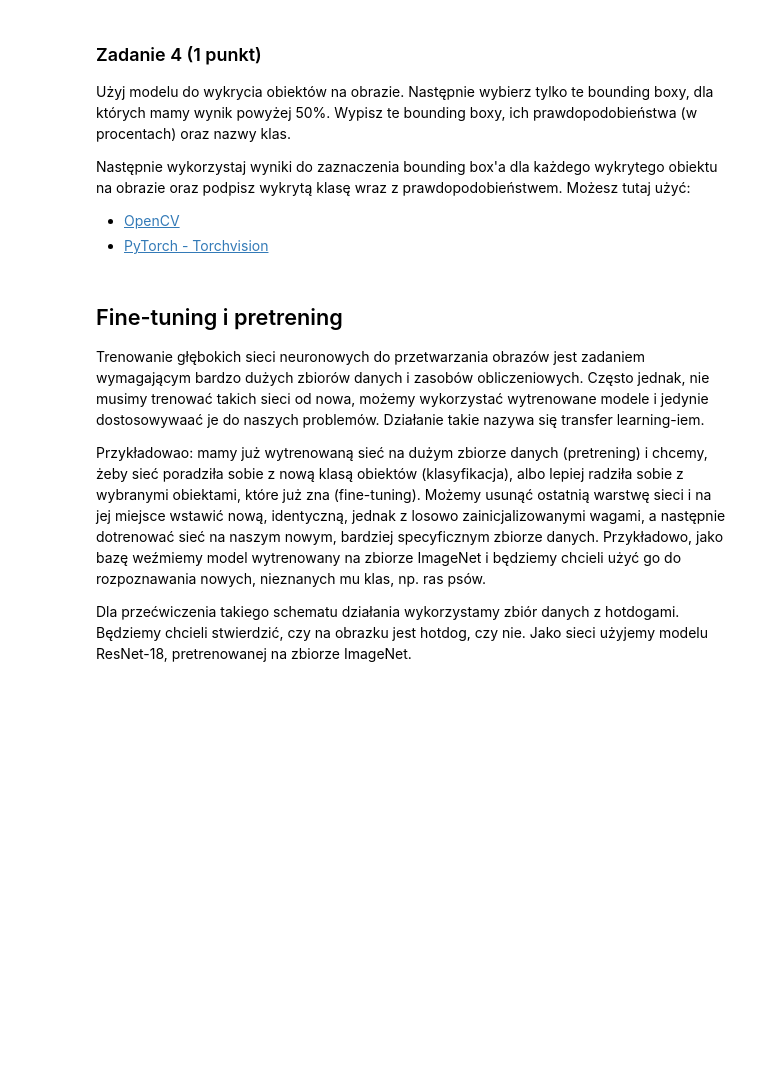
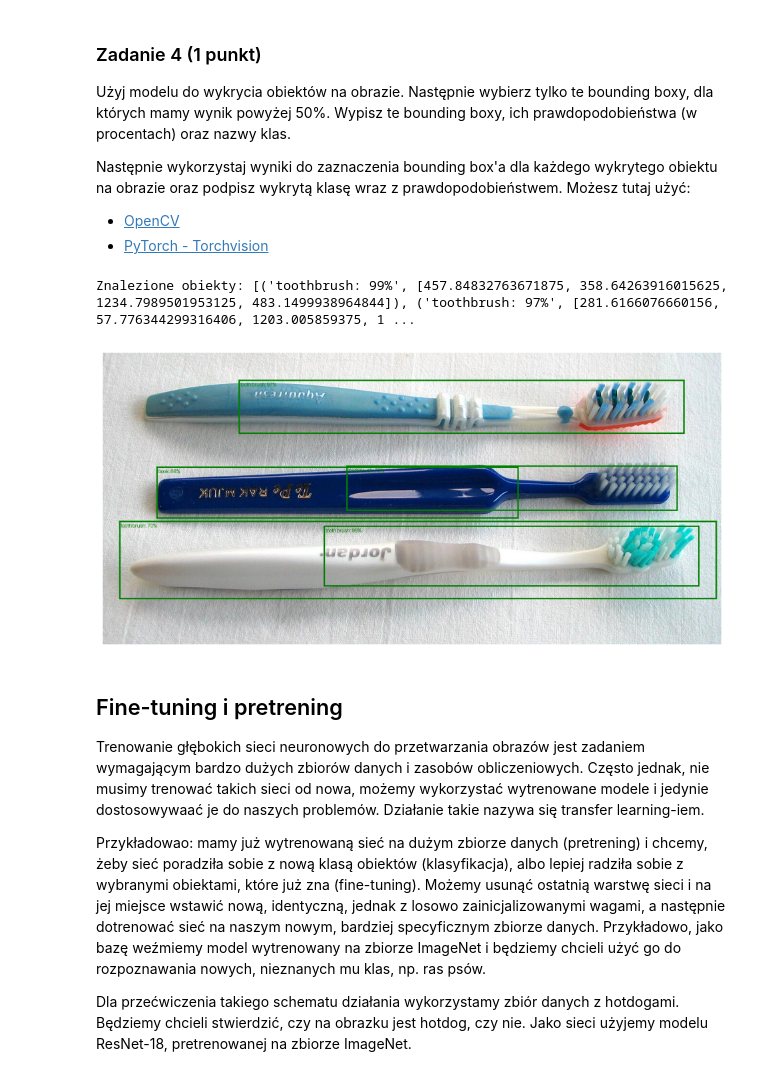
Before and after one commit to igorpie1705/sztuczna-inteligencja, a Jupyter notebook: lab4/lab_4.ipynb, the cells around one changed output. Drawn from its saved outputs; the diff is of its cells as text; code cells hidden in the pictures; blank space fills up the shorter version.

```diff
--- a/lab4/lab_4.ipynb
+++ b/lab4/lab_4.ipynb
@@ -548,3 +580,35 @@ Następnie wykorzystaj wyniki do zaznaczenia bounding box'a dla każdego wykryte
+# %%
+from torchvision.utils import draw_bounding_boxes
+
+model.eval()
+with torch.no_grad():
+    predictions = model([image_tensor.to(device)])[0]
+
+mask = predictions['scores'] > 0.5
+
+boxes = predictions['boxes'][mask]
+scores = predictions['scores'][mask]
+labels = predictions['labels'][mask]
+
+pred_labels = [f"{classes[i]}: {s:.0%}" for i, s in zip(labels, scores)]
+
+print("Znalezione obiekty:", list(zip(pred_labels, boxes.tolist())))
+
+res_img = draw_bounding_boxes(
+    image=image_tensor_int.cpu(),
+    boxes=boxes,
+    labels=pred_labels,
+    colors="green",
+    width=3
+)
+
+plt.figure(figsize=(12,12))
+plt.imshow(res_img.permute(1, 2, 0))
+plt.axis('off')
+plt.show()
+# %% [output]
+Znalezione obiekty: [('toothbrush: 99%', [457.84832763671875, 358.64263916015625, 1234.7989501953125, 483.1499938964844]), ('toothbrush: 97%', [281.6166076660156, 57.776344299316406, 1203.005859375, 1 ...
+[figure, added]
 # %% [markdown]
 ## Fine-tuning i pretrening
 
```
Also changed, not shown: parts of 5 cells of this notebook.
